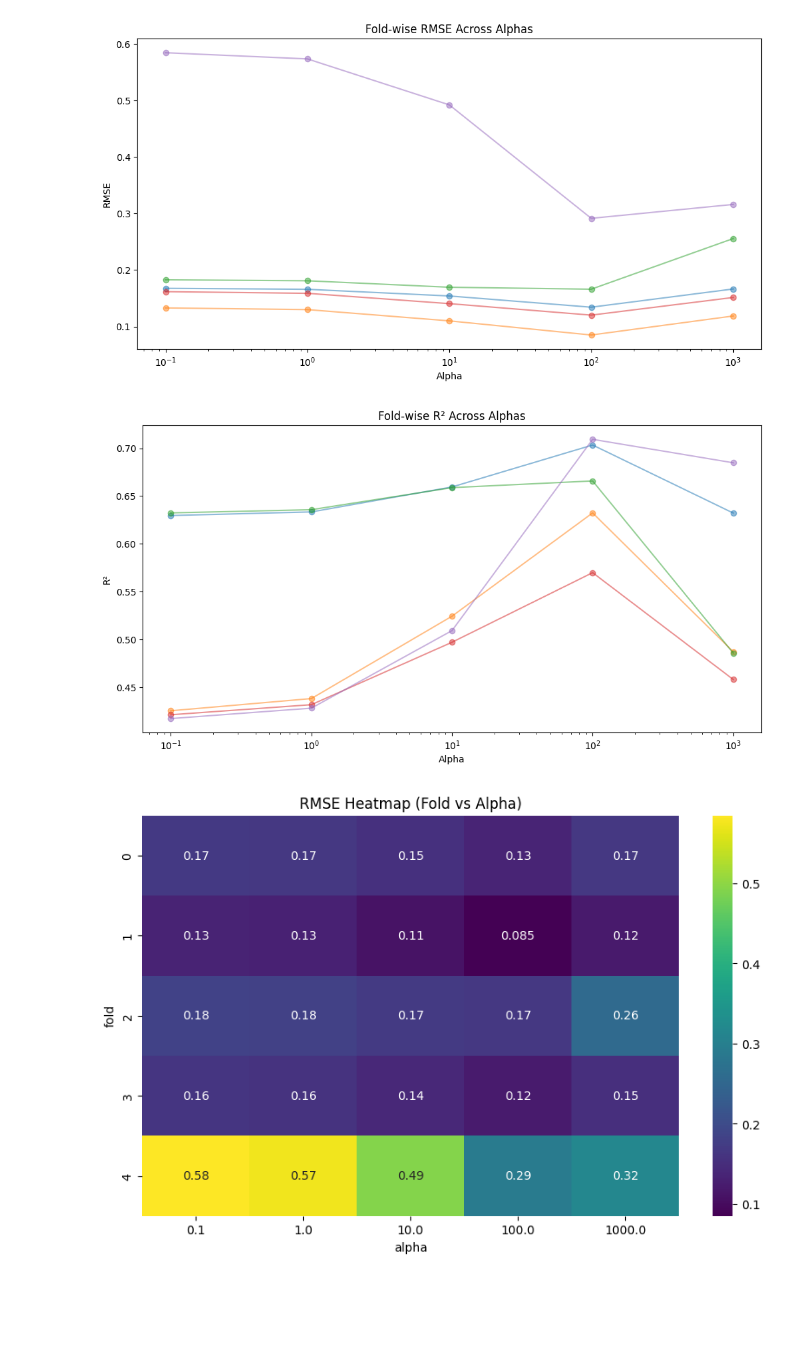
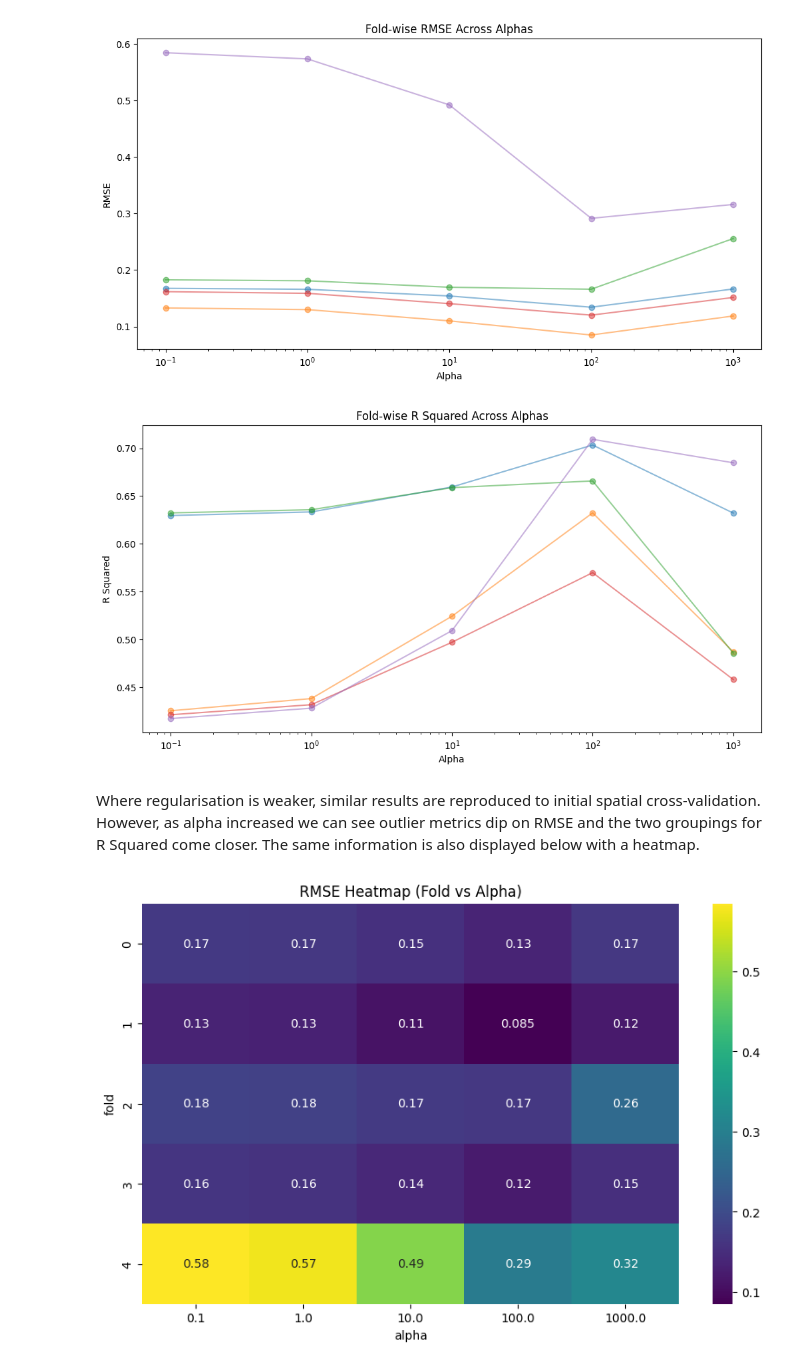
Before and after one commit to DanielSeanBrown/deprivation-experiments, a Jupyter notebook: spatio-economic-modelling/slx_poc.ipynb, the cells around one changed output. Cells and saved outputs as stored; diff of their text form; code cells hidden in the pictures; blank space fills up the shorter version.

```diff
--- a/spatio-economic-modelling/slx_poc.ipynb
+++ b/spatio-economic-modelling/slx_poc.ipynb
@@ -469,12 +478,7 @@ Whilst these actions are slightly outside the scope of the notebook, regularisat
 # %%
-
 ridge_eval_rows = []
 
-
 fold = 0
-
-print(type(y))
-
 
 for train_idx, test_idx in gkf.split(X, y, groups=groups):
     # split
@@ -509,7 +513,7 @@ for train_idx, test_idx in gkf.split(X, y, groups=groups):
             'alpha': a,
             'fold': fold,
             'RMSE': mean_squared_error(y_test, y_pred),
-            'R²': r2_score(y_test, y_pred)
+            'R Squared': r2_score(y_test, y_pred)
         })
 
     fold += 1
@@ -577,17 +585,19 @@ plt.show()
 # %%
 plt.figure(figsize=(12,6))
 
 for fold in ridge_eval_df['fold'].unique():
     subset = ridge_eval_df[ridge_eval_df['fold'] == fold]
-    plt.plot(subset['alpha'], subset['R²'], marker='o', alpha=0.5)
+    plt.plot(subset['alpha'], subset['R Squared'], marker='o', alpha=0.5)
 
 plt.xscale('log')
-plt.title('Fold-wise R² Across Alphas')
+plt.title('Fold-wise R Squared Across Alphas')
 plt.xlabel('Alpha')
-plt.ylabel('R²')
+plt.ylabel('R Squared')
 plt.show()
 # %% [output]
-[figure, old version]
+[figure, new version]
+# %% [markdown]
+Where regularisation is weaker, similar results are reproduced to initial spatial cross-validation. However, as alpha increased we can see outlier metrics dip on RMSE and the two groupings for R Squared come closer. The same information is also displayed below with a heatmap.
 # %%
 pivot = ridge_eval_df.pivot(index='fold', columns='alpha', values='RMSE')
 
```
Also changed, not shown: parts of 28 cells of this notebook, 7 other files.
